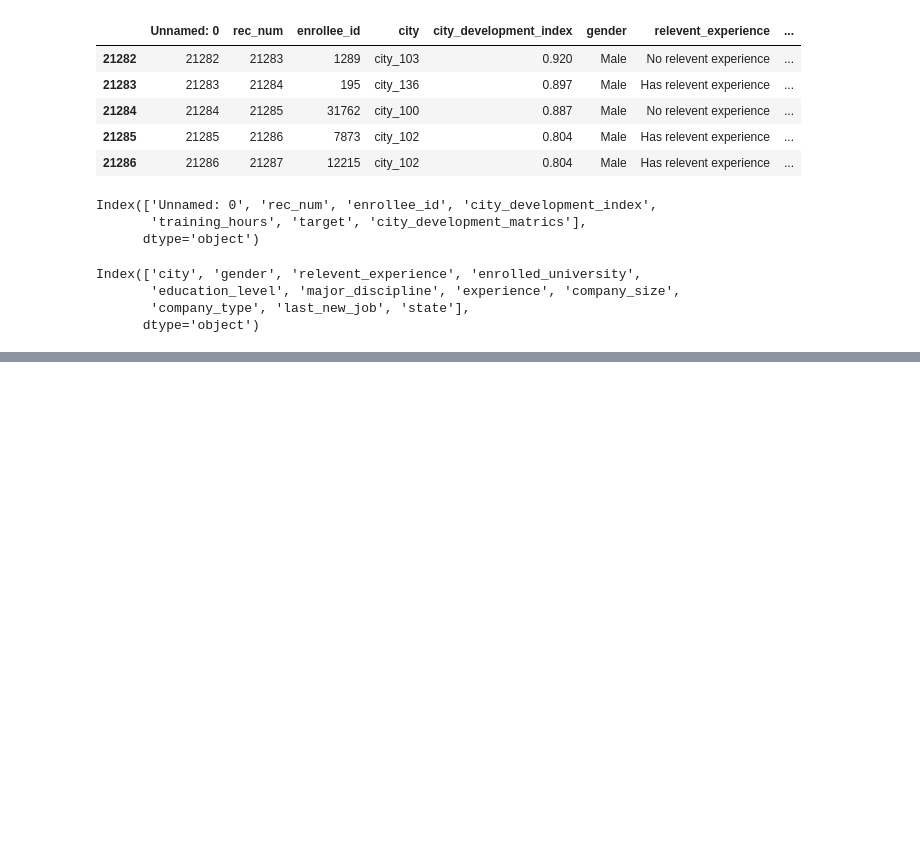
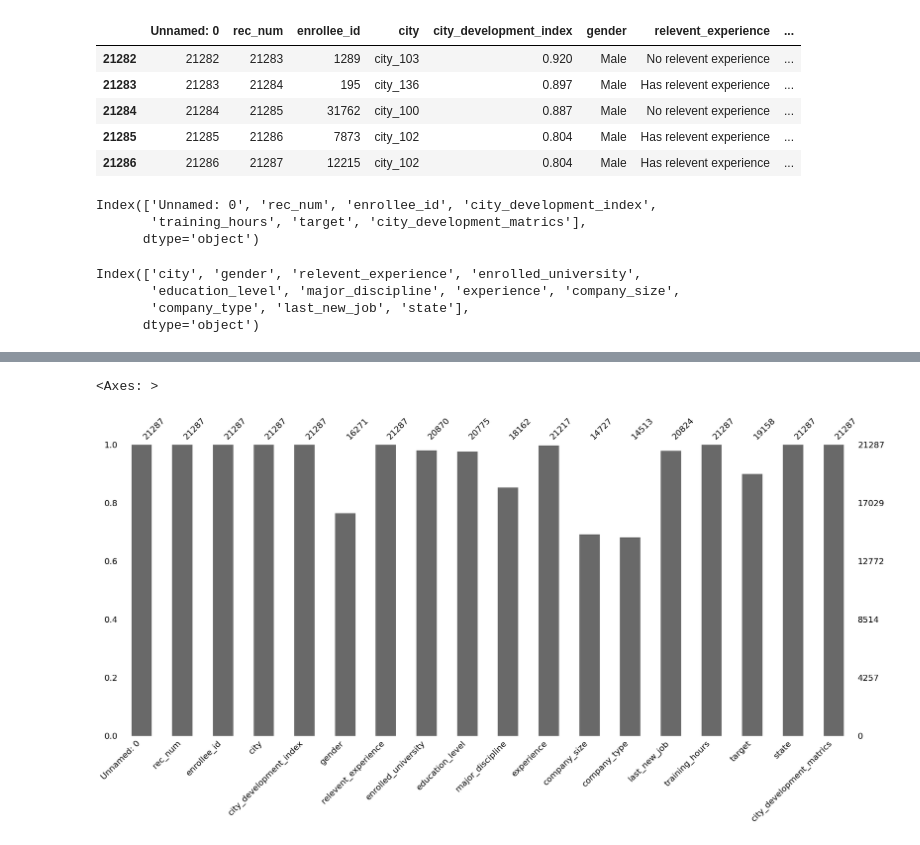
Before and after one commit to lucasmcclean/eda, a Jupyter notebook: eda.ipynb, the cells around one changed output, grey strips where cells are left out. Saved outputs shown, nothing was run; the diff lists cells and outputs as text; code cells hidden in the pictures; blank space fills up the shorter version.

```diff
--- a/eda.ipynb
+++ b/eda.ipynb
@@ -79,0 +152,5 @@ Index(['city', 'gender', 'relevent_experience', 'enrolled_university',
+# %%
+msno.bar(data)
+# %% [output]
+<Axes: >
+[figure, added]
```
Also changed, not shown: parts of 8 cells of this notebook.
